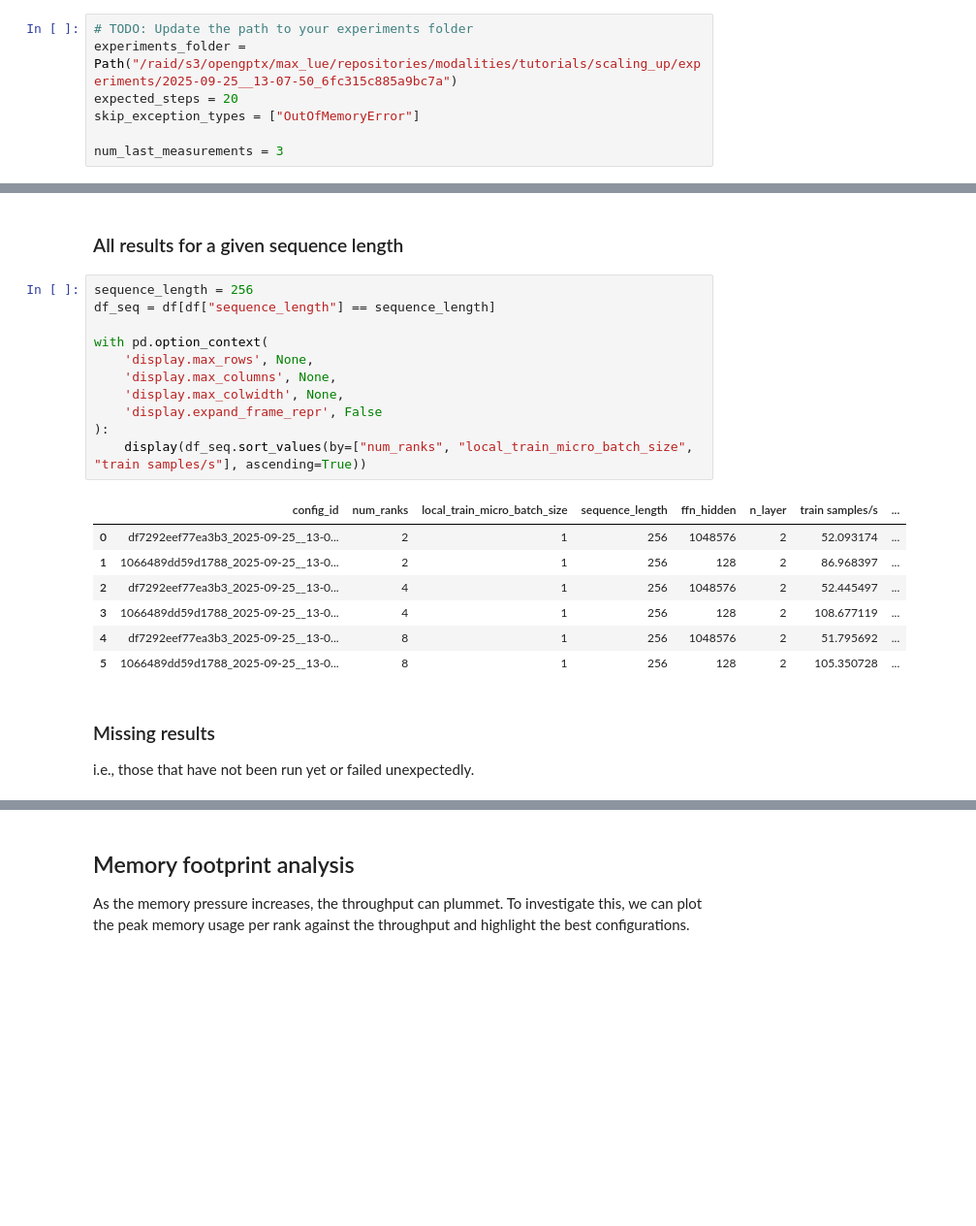
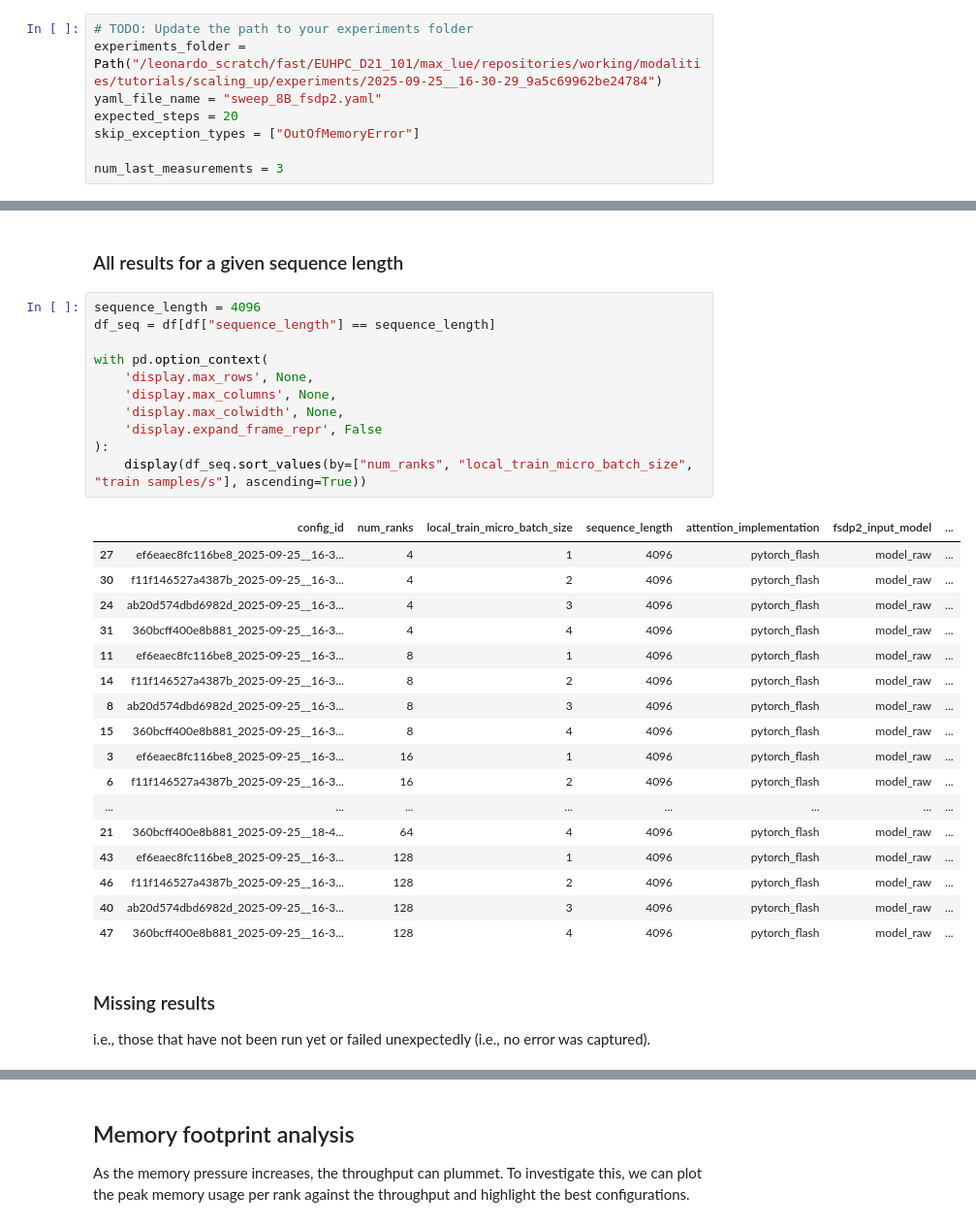
Before and after one commit to Modalities/modalities, a Jupyter notebook: tutorials/scaling_up/analysis/throughput_analysis.ipynb, the cells around one changed output, grey strips where cells are left out. Shown at 97% size. Cells and saved outputs as stored; diff of their text form; blank space fills up the shorter version.

```diff
--- a/tutorials/scaling_up/analysis/throughput_analysis.ipynb
+++ b/tutorials/scaling_up/analysis/throughput_analysis.ipynb
@@ -163,7 +164,8 @@ def get_sweep_config(experiments_folder: Path) -> dict[str, list]:
 ##  Setup
 # %%
 # TODO: Update the path to your experiments folder
-experiments_folder = Path("/raid/s3/opengptx/max_lue/repositories/modalities/tutorials/scaling_up/experiments/2025-09-25__13-07-50_6fc315c885a9bc7a")
+experiments_folder = Path("/leonardo_scratch/fast/EUHPC_D21_101/max_lue/repositories/working/modalities/tutorials/scaling_up/experiments/2025-09-25__16-30-29_9a5c69962be24784")
+yaml_file_name = "sweep_8B_fsdp2.yaml"
 expected_steps = 20
 skip_exception_types = ["OutOfMemoryError"]
 
@@ -222,27 +239,37 @@ df.head()
 # %% [markdown]
 ### All results for a given sequence length
 # %%
-sequence_length = 256
+sequence_length = 4096
 df_seq = df[df["sequence_length"] == sequence_length]
 
 with pd.option_context(
     'display.max_rows', None,
     'display.max_columns', None,
     'display.max_colwidth', None,
     'display.expand_frame_repr', False
 ):
     display(df_seq.sort_values(by=["num_ranks", "local_train_micro_batch_size", "train samples/s"], ascending=True))
 # %% [output]
-|  | config_id | num_ranks | local_train_micro_batch_size | sequence_length | ffn_hidden | n_layer | train samples/s | ... |
-| 0 | df7292eef77ea3b3_2025-09-25__13-0... | 2 | 1 | 256 | 1048576 | 2 | 52.093174 | ... |
-| 1 | 1066489dd59d1788_2025-09-25__13-0... | 2 | 1 | 256 | 128 | 2 | 86.968397 | ... |
-| 2 | df7292eef77ea3b3_2025-09-25__13-0... | 4 | 1 | 256 | 1048576 | 2 | 52.445497 | ... |
-| 3 | 1066489dd59d1788_2025-09-25__13-0... | 4 | 1 | 256 | 128 | 2 | 108.677119 | ... |
-| 4 | df7292eef77ea3b3_2025-09-25__13-0... | 8 | 1 | 256 | 1048576 | 2 | 51.795692 | ... |
-| 5 | 1066489dd59d1788_2025-09-25__13-0... | 8 | 1 | 256 | 128 | 2 | 105.350728 | ... |
+|  | config_id | num_ranks | local_train_micro_batch_size | sequence_length | attention_implementation | fsdp2_input_model | ... |
+| 27 | ef6eaec8fc116be8_2025-09-25__16-3... | 4 | 1 | 4096 | pytorch_flash | model_raw | ... |
+| 30 | f11f146527a4387b_2025-09-25__16-3... | 4 | 2 | 4096 | pytorch_flash | model_raw | ... |
+| 24 | ab20d574dbd6982d_2025-09-25__16-3... | 4 | 3 | 4096 | pytorch_flash | model_raw | ... |
+| 31 | 360bcff400e8b881_2025-09-25__16-3... | 4 | 4 | 4096 | pytorch_flash | model_raw | ... |
+| 11 | ef6eaec8fc116be8_2025-09-25__16-3... | 8 | 1 | 4096 | pytorch_flash | model_raw | ... |
+| 14 | f11f146527a4387b_2025-09-25__16-3... | 8 | 2 | 4096 | pytorch_flash | model_raw | ... |
+| 8 | ab20d574dbd6982d_2025-09-25__16-3... | 8 | 3 | 4096 | pytorch_flash | model_raw | ... |
+| 15 | 360bcff400e8b881_2025-09-25__16-3... | 8 | 4 | 4096 | pytorch_flash | model_raw | ... |
+| 3 | ef6eaec8fc116be8_2025-09-25__16-3... | 16 | 1 | 4096 | pytorch_flash | model_raw | ... |
+| 6 | f11f146527a4387b_2025-09-25__16-3... | 16 | 2 | 4096 | pytorch_flash | model_raw | ... |
+| ... | ... | ... | ... | ... | ... | ... | ... |
+| 21 | 360bcff400e8b881_2025-09-25__18-4... | 64 | 4 | 4096 | pytorch_flash | model_raw | ... |
+| 43 | ef6eaec8fc116be8_2025-09-25__16-3... | 128 | 1 | 4096 | pytorch_flash | model_raw | ... |
+| 46 | f11f146527a4387b_2025-09-25__16-3... | 128 | 2 | 4096 | pytorch_flash | model_raw | ... |
+| 40 | ab20d574dbd6982d_2025-09-25__16-3... | 128 | 3 | 4096 | pytorch_flash | model_raw | ... |
+| 47 | 360bcff400e8b881_2025-09-25__16-3... | 128 | 4 | 4096 | pytorch_flash | model_raw | ... |
 # %% [markdown]
 ### Missing results
-i.e., those that have not been run yet or failed unexpectedly.
+i.e., those that have not been run yet or failed unexpectedly (i.e., no error was captured).
 # %%
 df_remaining = df[
     (df["errors"].apply(lambda x: len(x) == 0)) &
```
Also changed, not shown: parts of 17 cells of this notebook.
